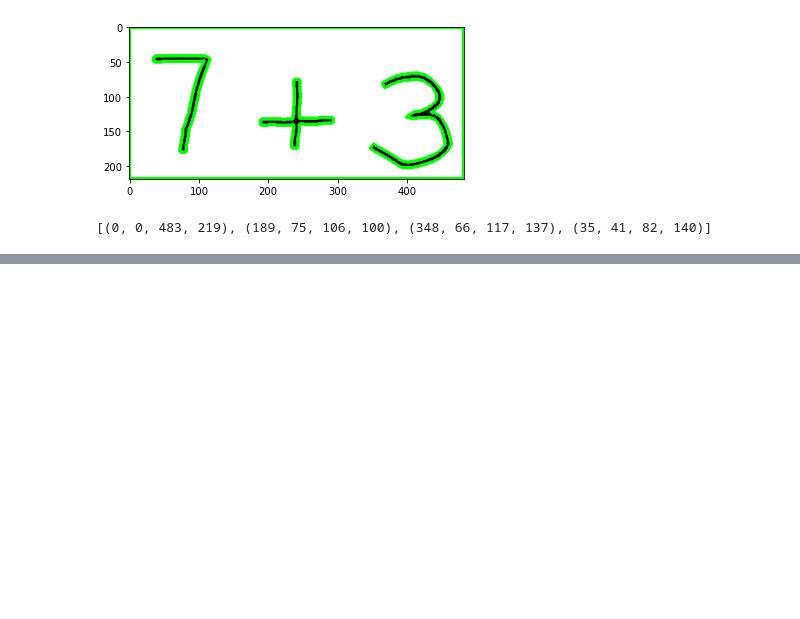
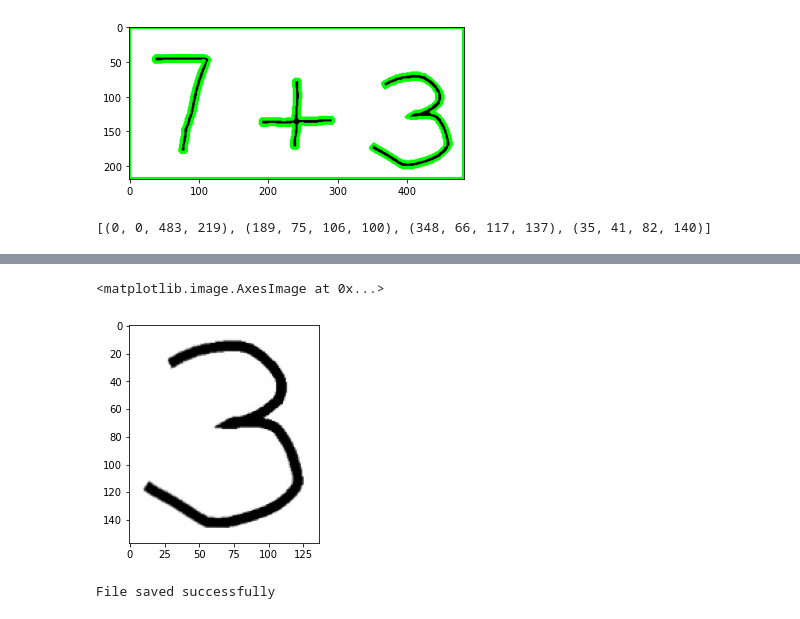
Before and after one commit to mattdmv/MathSolve, a Jupyter notebook: Handwritten equation processing/Processing handwritten equation.ipynb, the cells around one changed output, grey strips where cells are left out. Drawn from its saved outputs; the diff is of its cells as text; code cells hidden in the pictures; blank space fills up the shorter version.

```diff
--- a/Handwritten equation processing/Processing handwritten equation.ipynb
+++ b/Handwritten equation processing/Processing handwritten equation.ipynb
@@ -73,14 +87,21 @@ def find_unique_contours(image):
 
     return [bounding for bounding in boundingRects if bounding is not None]
 # %%
-def crop_bounding_box(image, bounding_box):
-    """Crops image given its bounding box
+def crop_bounding_box(image, bounding_boxes):
+    """Crops images given their bounding boxes
     Args:
         image (np.ndarray): np.ndarray representation of the image
-        bounding_box (list): bounding box to be used for cropping
+        bounding_boxes (list): bounding box to be used for cropping
     Returns:
         np.ndarray: np.ndarray representation of the cropped image
     """
-    x, y, width, height = bounding_box
-    cropped_image = image[y:y+height, x:x+width]
-    return cropped_image
+    cropped_images = list()
+
+    for i in range(1, len(bounding_boxes)):
+        x, y, width, height = bounding_boxes[i]
+        cropped_image = image[(y-10):(y+height+10), (x-10):(x+width+10)]
+        cropped_images.insert(0, cropped_image)
+
+    return cropped_images
+# %%
+cropped_imgs = crop_bounding_box(image, boundingRects)
@@ -86,0 +112,13 @@ def crop_bounding_box(image, bounding_box):
+# %%
+plt.imshow(cropped_imgs[1])
+# %% [output]
+<matplotlib.image.AxesImage at 0x...>
+[figure, added]
+# %%
+result=cv.imwrite(r'C:\Users\Korisnik\git_workspace\MathSolve\Handwritten equation processing\output\output1.jpg', cropped_img)
+if result==True:
+  print('File saved successfully')
+else:
+  print('Error in saving file')
+# %% [output]
+File saved successfully
```
Also changed, not shown: parts of 12 cells of this notebook, 6 other files.
